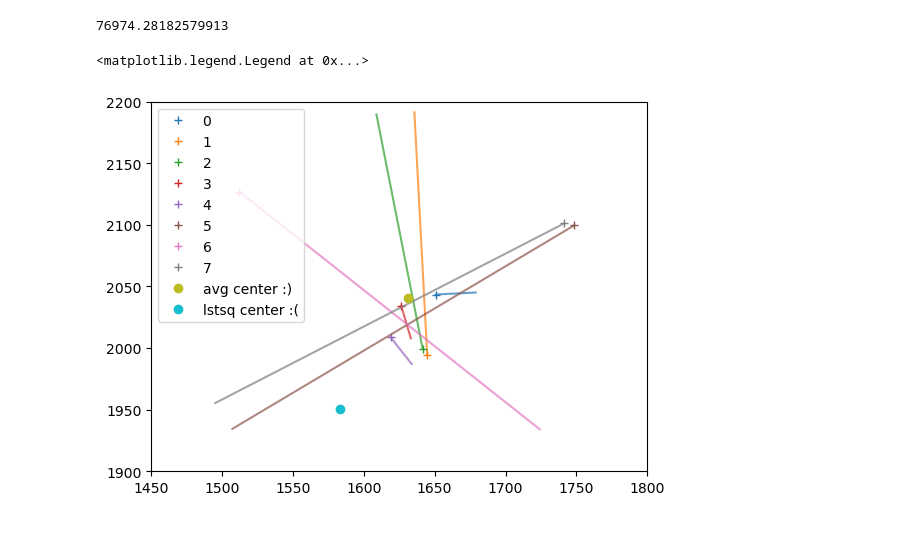
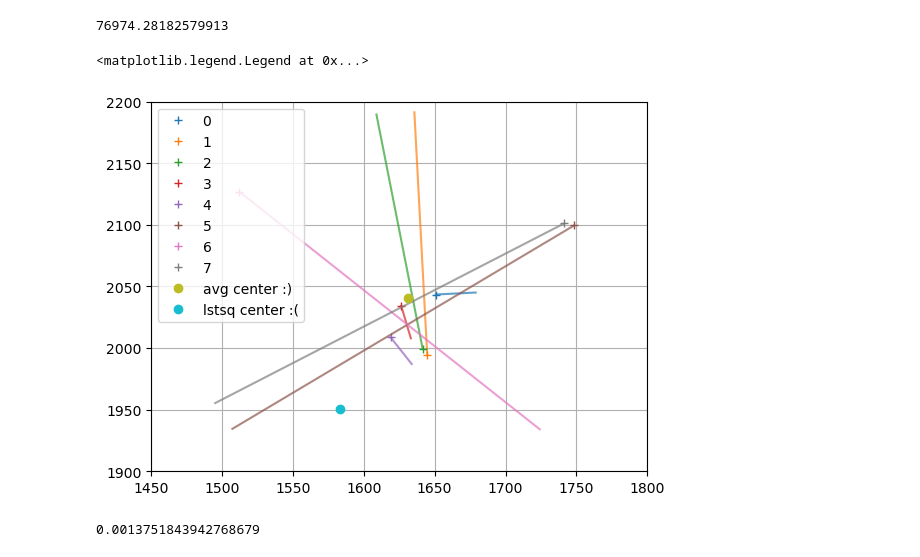
Before and after one commit to KomalKaur0/eigsep_hrzn_mapping, a Jupyter notebook: notebooks/horizon.ipynb, the cells around one changed output. Drawn from its saved outputs; the diff is of its cells as text; code cells hidden in the pictures.

```diff
--- a/notebooks/horizon.ipynb
+++ b/notebooks/horizon.ipynb
@@ -373,17 +383,22 @@ chi2_r
 # %%
 # all photos and trajectories on canyon after angle calibration with mean center
 fig, ax = plt.subplots()
+plt.grid()
 # plot_img(ax, dem.data, dem.res)
 
 for enu_idx in range(len(enus)):
     line, = ax.plot([enus[enu_idx][0]], [enus[enu_idx][1]], '+', label=enu_idx)
     ax.plot(corrected_easts[enu_idx], corrected_norths[enu_idx], color=line.get_color(), alpha=0.7)
 ax.plot(mean_east, mean_north, 'o', label='avg center :)')
 ax.plot(x[0], x[1], 'o', label='lstsq center :(')
 
 ax.set_xlim(1450, 1800)
 ax.set_ylim(1900, 2200)
 plt.legend(loc="best")
 # %% [output]
 <matplotlib.legend.Legend at 0x...>
-[figure, old version]
+[figure, new version]
+# %%
+angle_per_pix
+# %% [output]
+0.0013751843942768679
```
Also changed, not shown: parts of 4 cells of this notebook, 1 other file.
